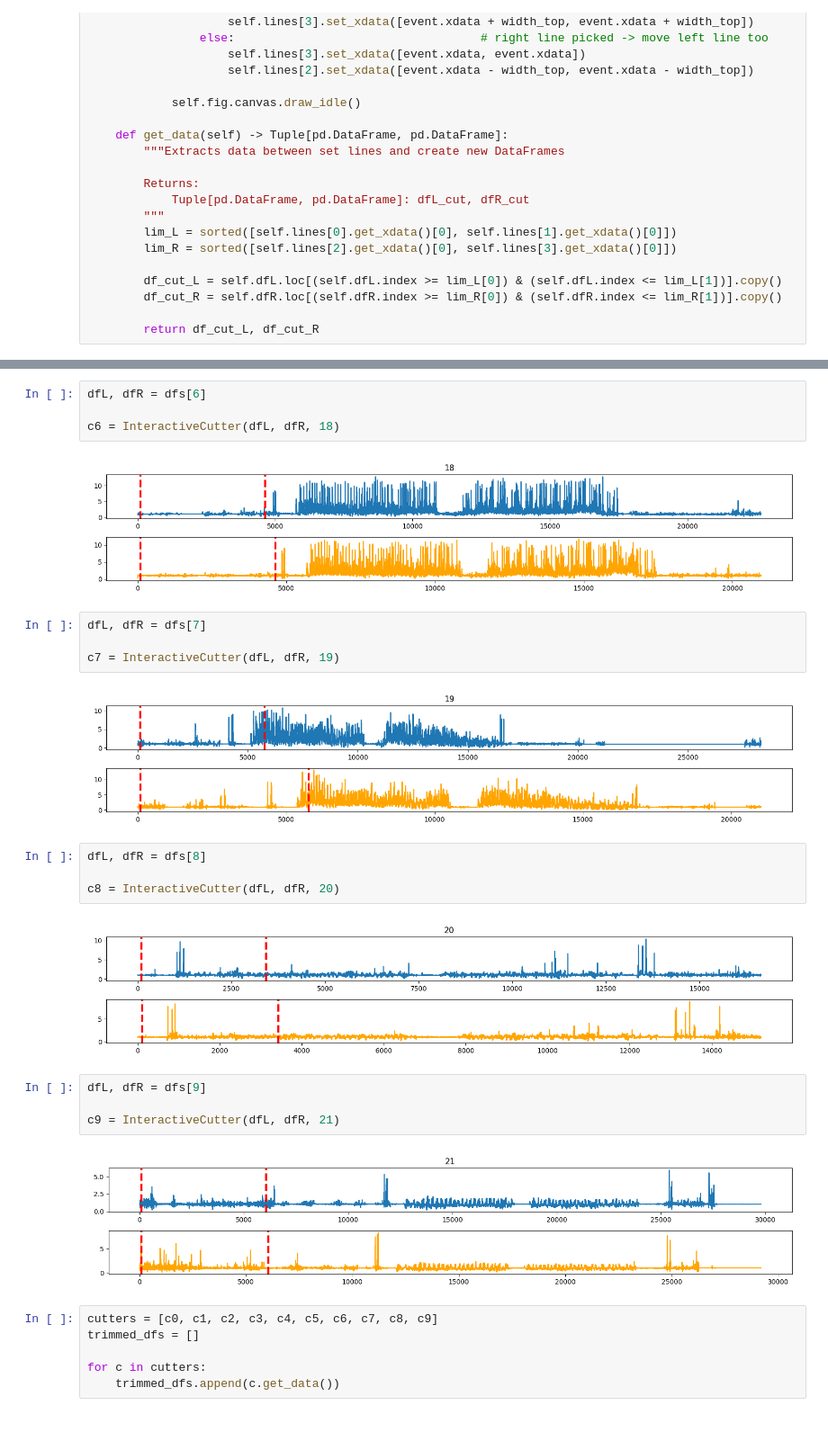
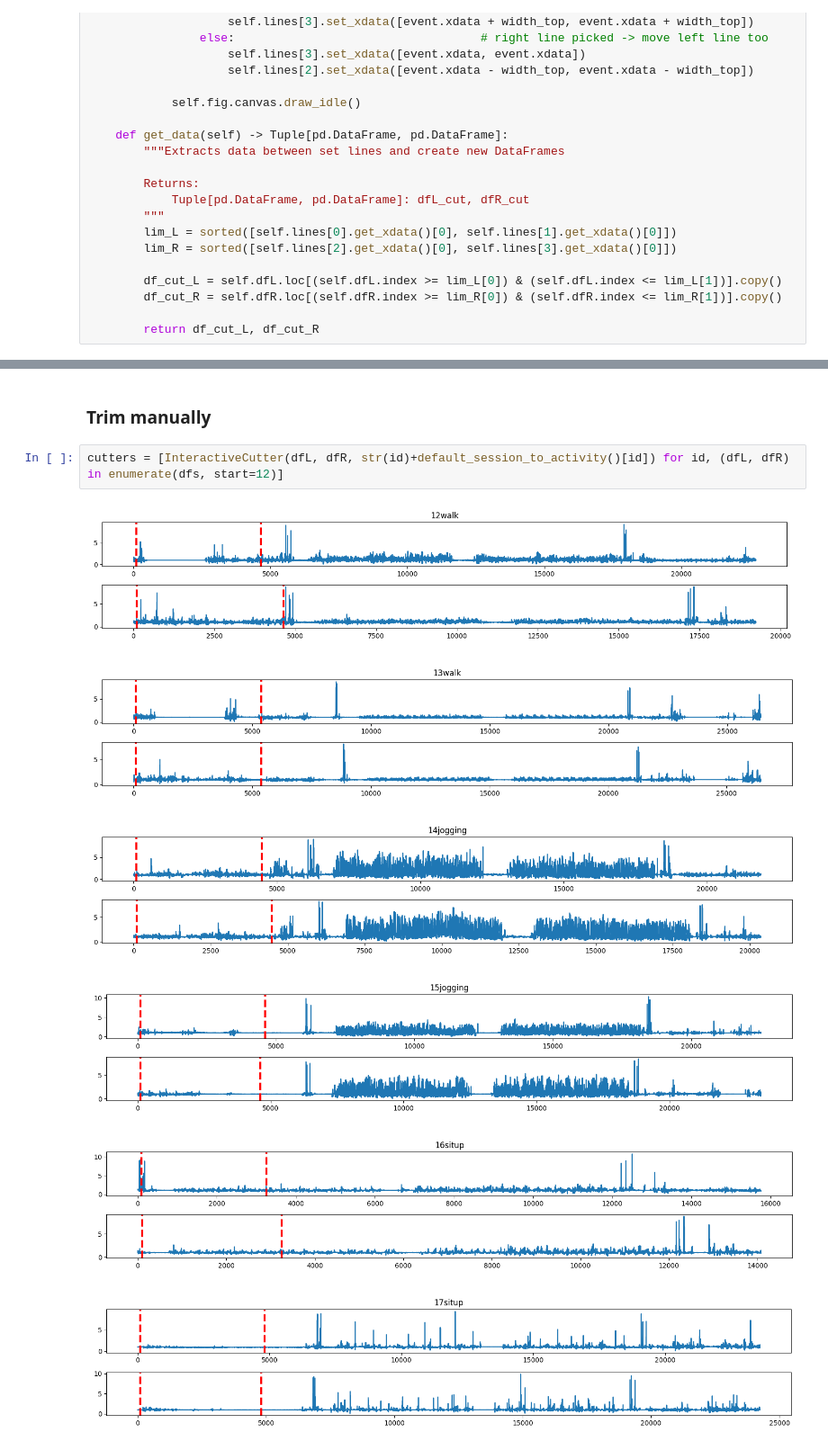
Before and after one commit to amilin23/HAR_Projekt, a Jupyter notebook: notebooks/trim_data.ipynb, the cells around one changed output, grey strips where cells are left out. Shown at 90% size. Cells and saved outputs as stored; diff of their text form; blank space fills up the shorter version.

```diff
--- a/notebooks/trim_data.ipynb
+++ b/notebooks/trim_data.ipynb
@@ -192,30 +156,11 @@ c5 = InteractiveCutter(dfL, dfR, 17)
-# %%
-dfL, dfR = dfs[6]
-
-c6 = InteractiveCutter(dfL, dfR, 18)
-# %% [output]
-[figure, removed]
-# %%
-dfL, dfR = dfs[7]
-
-c7 = InteractiveCutter(dfL, dfR, 19)
-# %% [output]
-[figure, removed]
-# %%
-dfL, dfR = dfs[8]
-
-c8 = InteractiveCutter(dfL, dfR, 20)
-# %% [output]
-[figure, removed]
-# %%
-dfL, dfR = dfs[9]
-
-c9 = InteractiveCutter(dfL, dfR, 21)
-# %% [output]
-[figure, removed]
-# %%
-cutters = [c0, c1, c2, c3, c4, c5, c6, c7, c8, c9]
-trimmed_dfs = []
-
-for c in cutters:
-    trimmed_dfs.append(c.get_data())
+# %% [markdown]
+### Trim manually
+# %%
+cutters = [InteractiveCutter(dfL, dfR, str(id)+default_session_to_activity()[id]) for id, (dfL, dfR) in enumerate(dfs, start=12)]
+# %% [output]
+[figure, added]
+[figure, added]
+[figure, added]
+[figure, added]
+[figure, added]
+[figure, added]
```
Also changed, not shown: parts of 14 cells of this notebook, 4 other files.
